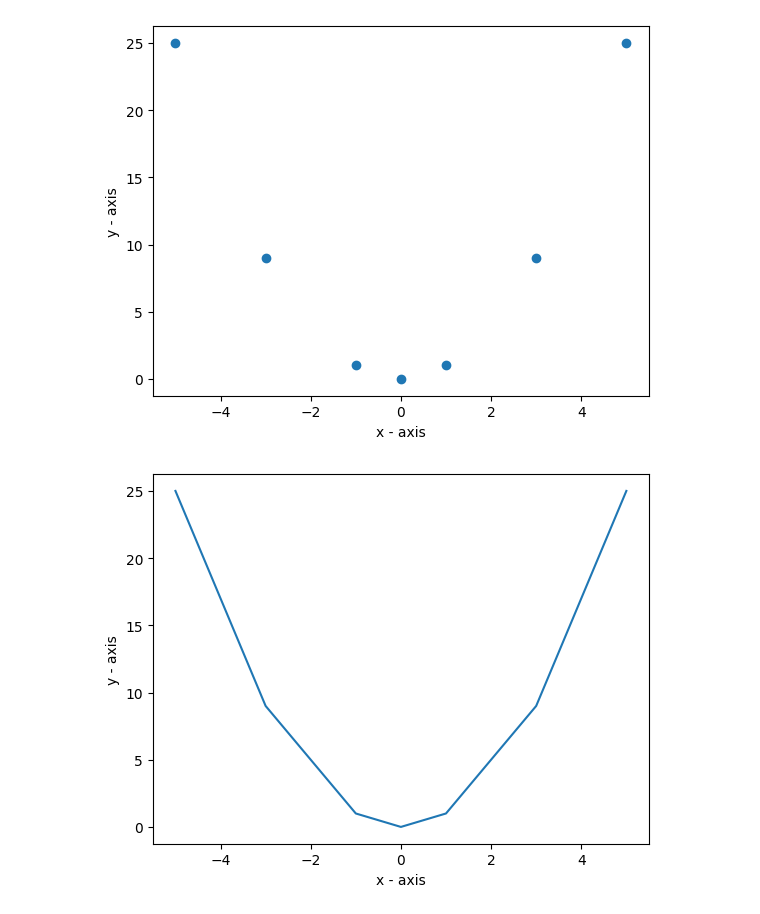
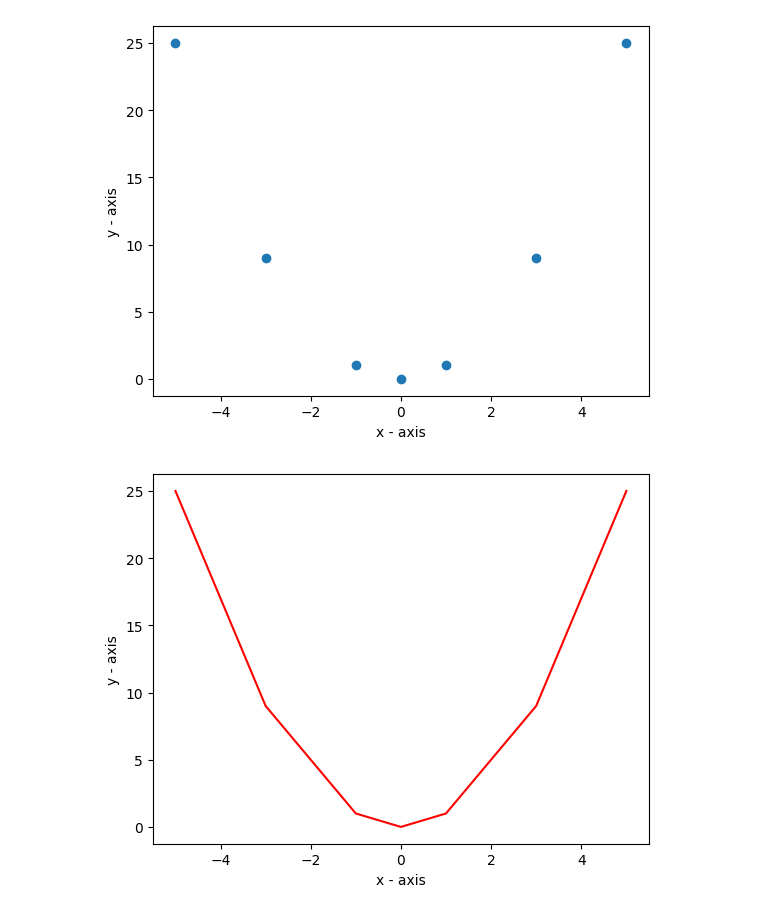
Before and after one commit to J-Neff/MAT421, a Jupyter notebook: Module_B_Section_17_1,_17_2,_17_3.ipynb, the cells around one changed output. Drawn from its saved outputs; the diff is of its cells as text; code cells hidden in the pictures.

```diff
--- a/Module_B_Section_17_1,_17_2,_17_3.ipynb
+++ b/Module_B_Section_17_1,_17_2,_17_3.ipynb
@@ -14,33 +14,33 @@ plt.show()
 
 #Linear Interpolation
 #Using the same points as above, the points are joined to create a closer approximation of the quadratic.
 from scipy.interpolate import interp1d
 f = interp1d(x, y)
 x1 = np.arange(-5, 6)
 y1 = f(x1)
-plt.plot(x1, y1)
+plt.plot(x1, y1,'r')
 plt.xlabel('x - axis')
 plt.ylabel('y - axis')
 plt.show()
 
 #Cubic Spline Interpolation
 #This creates a smooth curve, using our data to create y=x^2 exactly.
 from scipy.interpolate import CubicSpline
 f2 = CubicSpline(x, y, bc_type='natural')
 x2 = np.linspace(-5, 5, 100)
 y2 = f2(x2)
-plt.plot(x2, y2)
+plt.plot(x2, y2,'g')
 plt.xlabel('x - axis')
 plt.ylabel('y - axis')
 plt.show()
 
 #Show all 3 graphs together
 #Interlaying the graphs show the increase in accuracy when plotting.
 plt.figure
 plt.plot(x, y, 'o')
 plt.plot(x1, y1,'r')
 plt.plot(x2, y2, 'g')
 plt.show()
 # %% [output]
 [figure]
-[figure, old version]
+[figure, new version]
```
Also changed, not shown: parts of 1 cell of this notebook.
